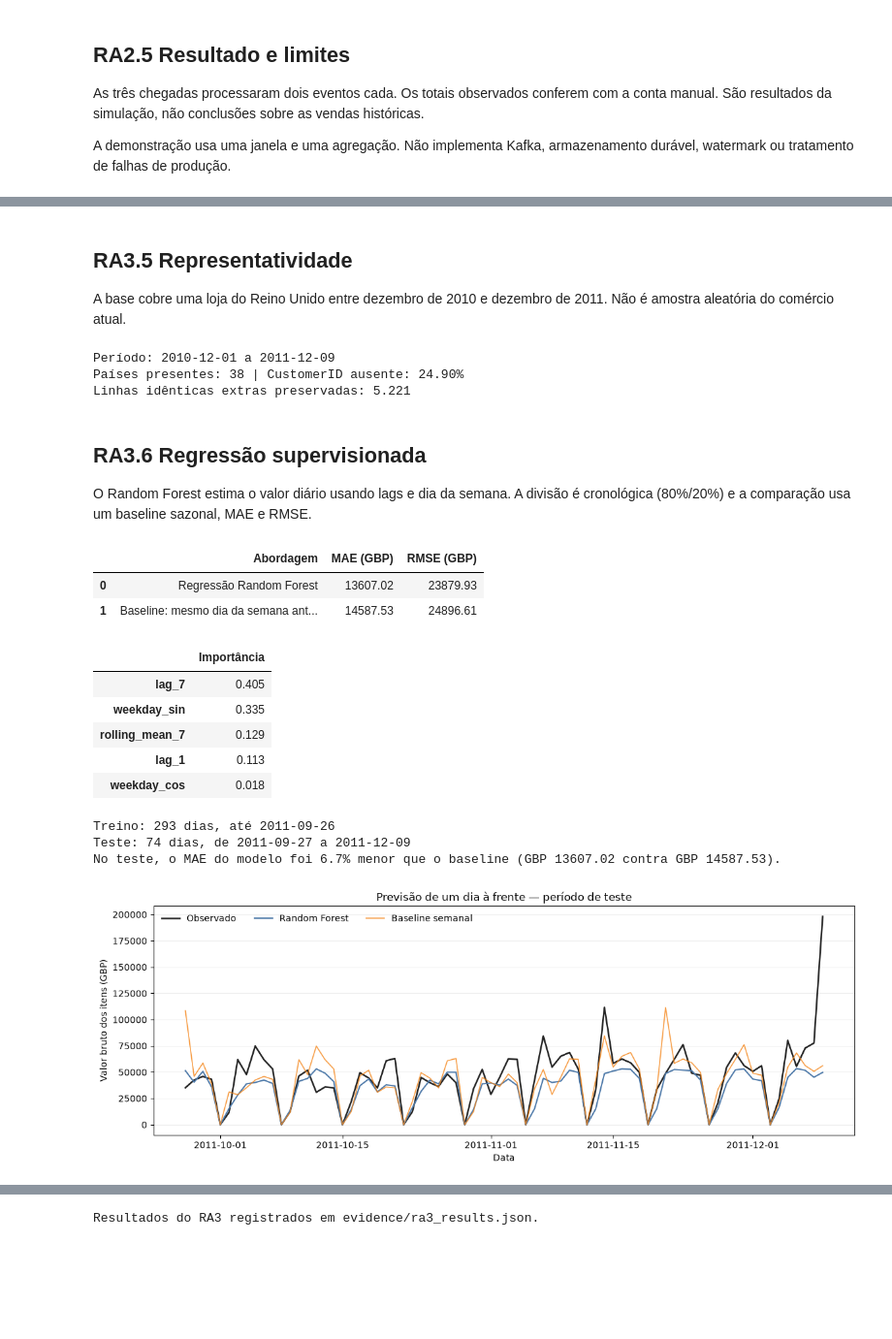
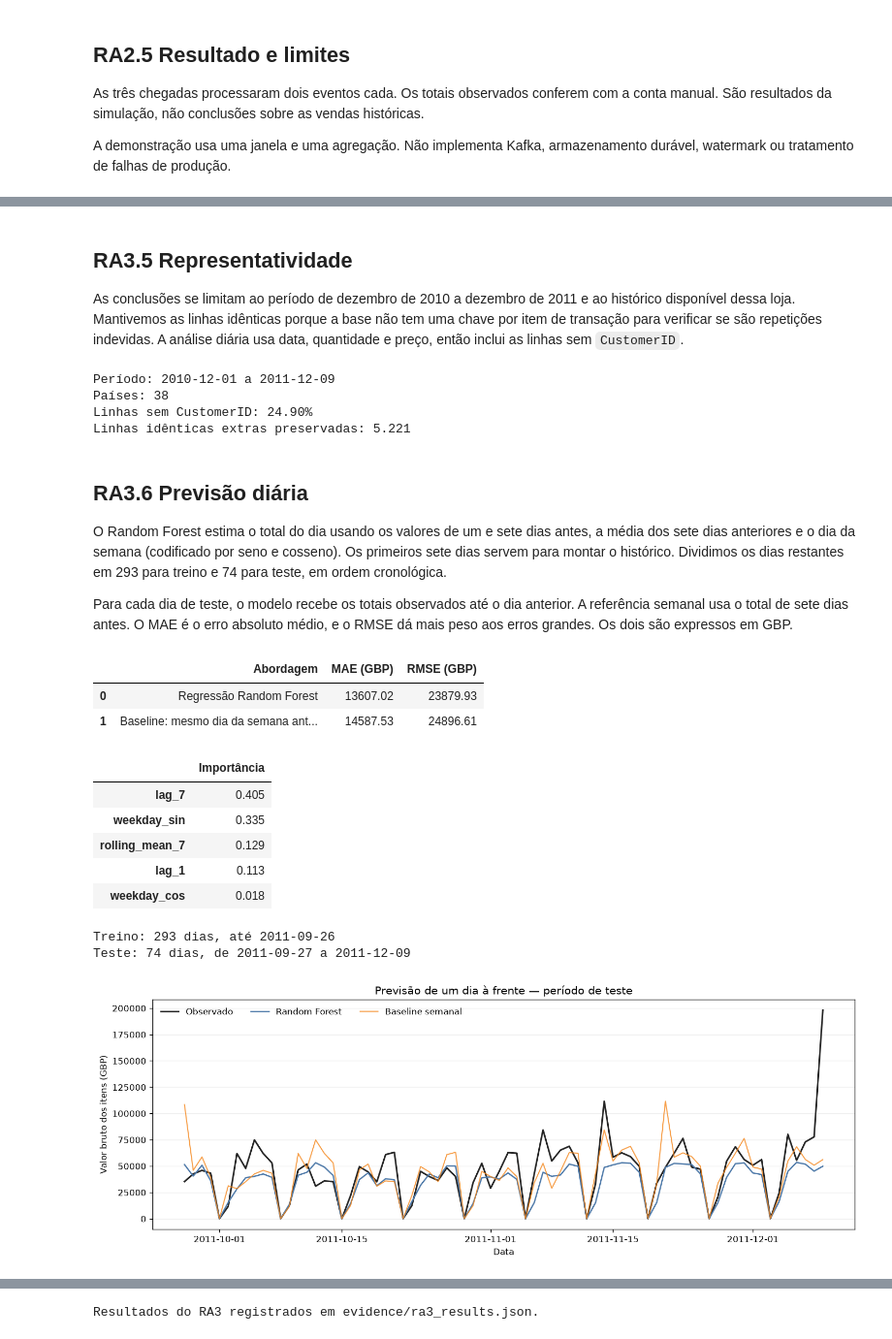
Before and after one commit to ghastsantos/data-analytics-ra1-ra2, a Jupyter notebook: projeto_data_analytics.ipynb, the cells around one changed output, grey strips where cells are left out. Shown at 97% size. Drawn from its saved outputs; the diff is of its cells as text; code cells hidden in the pictures; blank space fills up the shorter version.

Commit message:
Atualização de alguns arquivos para apresentação dia 18/11/2026

```diff
--- a/projeto_data_analytics.ipynb
+++ b/projeto_data_analytics.ipynb
@@ -555,8 +553,8 @@ from sklearn.metrics import mean_absolute_error, mean_squared_error
 
 
 def add_item_value(data):
-    """Copia os registros e calcula o valor bruto dos itens positivos em GBP."""
     result = data.copy()
+    # Calcula o valor de cada item multiplicando a quantidade pelo preço unitário.
     result["ItemValueGBP"] = (
         pd.to_numeric(result["Quantity"], errors="raise").astype(float)
         * pd.to_numeric(result["UnitPrice"], errors="raise").astype(float)
@@ -565,9 +563,9 @@ def add_item_value(data):
 
 
 def descriptive_statistics(prepared):
-    """Resume medidas numéricas sem remover observações extremas."""
     valued = add_item_value(prepared)
     rows = []
+    # Calcula média, mediana, desvio padrão e percentis para cada medida.
     for column, label in [
         ("Quantity", "Quantidade por linha (unidades)"),
         ("UnitPrice", "Preço unitário (GBP)"),
@@ -588,13 +586,15 @@ def descriptive_statistics(prepared):
 
 
 def build_daily_dataset(prepared):
-    """Agrega valor e linhas por dia e inclui dias sem registros como zero."""
+    """Inclui os dias sem registros para que as defasagens sigam o calendário."""
     valued = add_item_value(prepared)
+    # Soma o valor e conta as linhas de cada dia.
     valued["Date"] = pd.to_datetime(valued["InvoiceDate"]).dt.normalize()
     daily = valued.groupby("Date").agg(
         DailyValueGBP=("ItemValueGBP", "sum"),
         ItemLines=("InvoiceNo", "size"),
     )
+    # Preenche com zero os dias sem registros para manter o calendário contínuo.
     calendar = pd.date_range(daily.index.min(), daily.index.max(), freq="D", name="Date")
     daily = daily.reindex(calendar, fill_value=0)
     daily["ItemLines"] = daily["ItemLines"].astype(int)
@@ -603,12 +603,14 @@ def build_daily_dataset(prepared):
 
 
 def fit_daily_value_model(prepared, test_fraction=0.20):
-    """Forecasta valor diário em GBP com divisão temporal e baseline semanal."""
+    """Estima o valor diário com o histórico até o dia anterior."""
     if not 0 < test_fraction < 0.5:
         raise ValueError("test_fraction deve estar entre 0 e 0,5.")
 
+    # Usa o valor total de cada dia como alvo da previsão.
     daily = build_daily_dataset(prepared)
     target = daily["DailyValueGBP"]
+    # Cria as entradas do modelo com valores anteriores e o dia da semana.
     features = pd.DataFrame(index=daily.index)
     features["lag_1"] = target.shift(1)
     features["lag_7"] = target.shift(7)
@@ -618,21 +620,27 @@ def fit_daily_value_model(prepared, test_fraction=0.20):
     features["weekday_cos"] = np.cos(2 * np.pi * weekday / 7)
     model_data = features.assign(target=target).dropna()
 
+    # Separa os dias mais antigos para treino e os mais recentes para teste.
     split_index = int(len(model_data) * (1 - test_fraction))
     if split_index < 30 or len(model_data) - split_index < 14:
         raise ValueError("Histórico insuficiente para a divisão temporal definida.")
 
-    x_train = model_data.iloc[:split_index].drop(columns="target")
-    y_train = model_data.iloc[:split_index]["target"]
-    x_test = model_data.iloc[split_index:].drop(columns="target")
-    y_test = model_data.iloc[split_index:]["target"]
+    train = model_data.iloc[:split_index]
+    test = model_data.iloc[split_index:]
+    x_train = train.drop(columns="target")
+    y_train = train["target"]
+    x_test = test.drop(columns="target")
+    y_test = test["target"]
+    # Configura e treina o Random Forest com os dados anteriores ao teste.
     model = RandomForestRegressor(
         n_estimators=300, min_samples_leaf=5, random_state=42, n_jobs=-1
     )
     model.fit(x_train, y_train)
+    # Prevê os dias de teste e usa o valor de sete dias antes como referência.
     predictions = pd.Series(model.predict(x_test), index=x_test.index, name="Modelo")
-    baseline = model_data.iloc[split_index:]["lag_7"].rename("Baseline semanal")
+    baseline = test["lag_7"].rename("Baseline semanal")
 
+    # Calcula MAE e RMSE para comparar o modelo com a referência semanal.
     metrics = pd.DataFrame([
         {
             "Abordagem": "Regressão Random Forest",
@@ -654,11 +662,6 @@ def fit_daily_value_model(prepared, test_fraction=0.20):
         model.feature_importances_, index=x_train.columns, name="Importância"
     ).sort_values(ascending=False).to_frame()
 
-    if not x_train.index.max() < x_test.index.min():
-        raise AssertionError("A divisão precisa manter o teste depois do treino.")
-    if features.loc[x_test.index, ["lag_1", "lag_7", "rolling_mean_7"]].isna().any().any():
-        raise AssertionError("A previsão não pode usar histórico incompleto.")
-
     return {
         "daily": daily,
         "metrics": metrics,
@@ -788,61 +779,61 @@ Interpretação: o ranking descreve os registros desta loja entre 2010 e 2011; n
 # %% [markdown]
 ## RA3.5 Representatividade
 
-A base cobre uma loja do Reino Unido entre dezembro de 2010 e dezembro de 2011. Não é amostra aleatória do comércio atual.
+As conclusões se limitam ao período de dezembro de 2010 a dezembro de 2011 e ao histórico disponível dessa loja. Mantivemos as linhas idênticas porque a base não tem uma chave por item de transação para verificar se são repetições indevidas. A análise diária usa data, quantidade e preço, então inclui as linhas sem `CustomerID`.
 # %%
-missing_customer_share = loaded.CustomerID.isna().mean() * 100
-duplicate_count = int(loaded[[c for c in loaded.columns if c != "SourceRow"]].duplicated().sum())
+# Calcula o percentual de linhas sem ID de cliente e conta as linhas repetidas.
+missing_customer_share = loaded["CustomerID"].isna().mean() * 100
+duplicate_count = loaded.drop(columns="SourceRow").duplicated().sum()
+# Mostra o período e o número de países para indicar a cobertura da base.
 print(f"Período: {loaded.InvoiceDate.min().date()} a {loaded.InvoiceDate.max().date()}")
-print(f"Países presentes: {loaded.Country.nunique()} | CustomerID ausente: {missing_customer_share:.2f}%")
+print(f"Países: {loaded.Country.nunique()}")
+print(f"Linhas sem CustomerID: {missing_customer_share:.2f}%")
 print(f"Linhas idênticas extras preservadas: {duplicate_count:,}".replace(",", "."))
 # %% [output]
 Período: 2010-12-01 a 2011-12-09
-Países presentes: 38 | CustomerID ausente: 24.90%
+Países: 38
+Linhas sem CustomerID: 24.90%
 Linhas idênticas extras preservadas: 5.221
 # %% [markdown]
-## RA3.6 Regressão supervisionada
+## RA3.6 Previsão diária
 
-O Random Forest estima o valor diário usando lags e dia da semana. A divisão é cronológica (80%/20%) e a comparação usa um baseline sazonal, MAE e RMSE.
+O Random Forest estima o total do dia usando os valores de um e sete dias antes, a média dos sete dias anteriores e o dia da semana (codificado por seno e cosseno). Os primeiros sete dias servem para montar o histórico. Dividimos os dias restantes em 293 para treino e 74 para teste, em ordem cronológica.
+
+Para cada dia de teste, o modelo recebe os totais observados até o dia anterior. A referência semanal usa o total de sete dias antes. O MAE é o erro absoluto médio, e o RMSE dá mais peso aos erros grandes. Os dois são expressos em GBP.
 # %%
+# Mostra os erros, a importância das entradas e as datas de treino e teste.
 ra3_model = fit_daily_value_model(loaded)
 ra3_metrics = ra3_model["metrics"]
 ra3_comparison = ra3_model["comparison"]
 display(ra3_metrics)
 display(ra3_model["importance"].round(3))
 print(f"Treino: {ra3_model['train_days']} dias, até {ra3_model['train_end'].date()}")
 print(f"Teste: {ra3_model['test_days']} dias, de {ra3_model['test_start'].date()} a {ra3_model['test_end'].date()}")
-model_mae = float(ra3_metrics.loc[ra3_metrics["Abordagem"] == "Regressão Random Forest", "MAE (GBP)"].iloc[0])
-baseline_mae = float(ra3_metrics.loc[ra3_metrics["Abordagem"].str.startswith("Baseline"), "MAE (GBP)"].iloc[0])
-if model_mae < baseline_mae:
-    improvement = (baseline_mae - model_mae) / baseline_mae * 100
-    print(f"No teste, o MAE do modelo foi {improvement:.1f}% menor que o baseline (GBP {model_mae:.2f} contra GBP {baseline_mae:.2f}).")
-else:
-    print(f"No teste, o modelo não superou o baseline: MAE de GBP {model_mae:.2f} contra GBP {baseline_mae:.2f}.")
+# Compara os valores observados com as duas previsões no período de teste.
 fig, ax = plt.subplots(figsize=(12, 4.5))
 ax.plot(ra3_comparison.index, ra3_comparison["Real (GBP)"], color="#222222",
         linewidth=1.8, label="Observado")
 ax.plot(ra3_comparison.index, ra3_comparison["Modelo (GBP)"], color="#4C78A8",
         linewidth=1.5, label="Random Forest")
 ax.plot(ra3_comparison.index, ra3_comparison["Baseline semanal (GBP)"],
         color="#F58518", alpha=.8, linewidth=1.2, label="Baseline semanal")
 ax.set(title="Previsão de um dia à frente — período de teste",
        xlabel="Data", ylabel="Valor bruto dos itens (GBP)")
 ax.legend(frameon=False, ncol=3)
 ax.grid(axis="y", alpha=.2)
 fig.tight_layout()
 plt.show()
 # %% [output]
 |  | Abordagem | MAE (GBP) | RMSE (GBP) |
 | 0 | Regressão Random Forest | 13607.02 | 23879.93 |
 | 1 | Baseline: mesmo dia da semana ant... | 14587.53 | 24896.61 |
 |  | Importância |
 | lag_7 | 0.405 |
 | weekday_sin | 0.335 |
 | rolling_mean_7 | 0.129 |
 | lag_1 | 0.113 |
 | weekday_cos | 0.018 |
 Treino: 293 dias, até 2011-09-26
 Teste: 74 dias, de 2011-09-27 a 2011-12-09
-No teste, o MAE do modelo foi 6.7% menor que o baseline (GBP 13607.02 contra GBP 14587.53).
-[figure, old version]
+[figure, new version]
 # %% [markdown]
```
Also changed, not shown: parts of 14 cells of this notebook, 8 other files.
